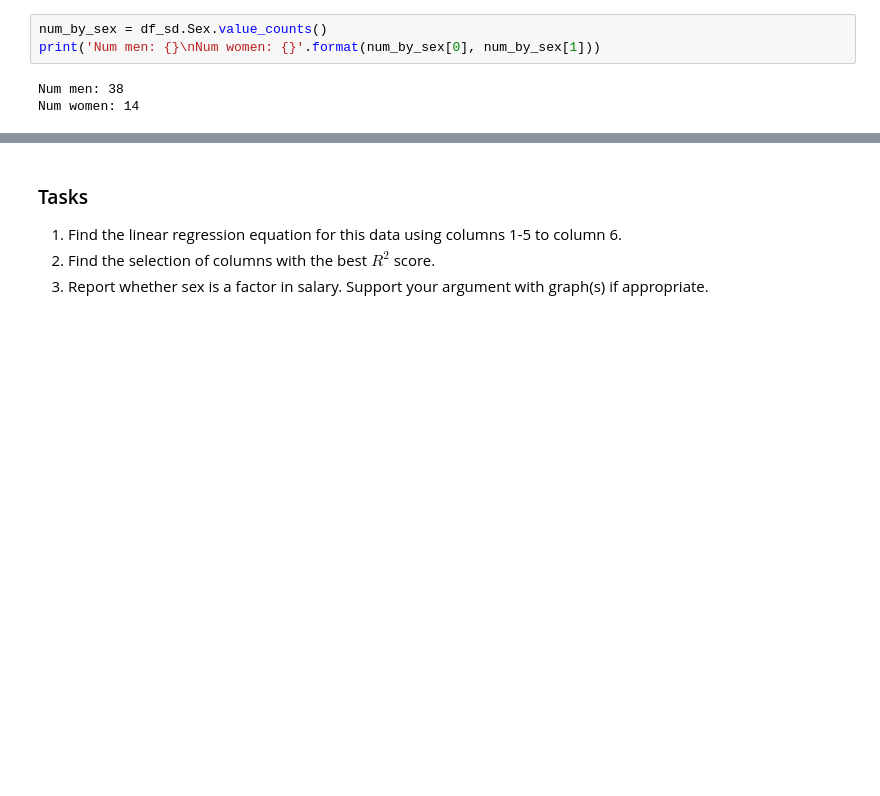
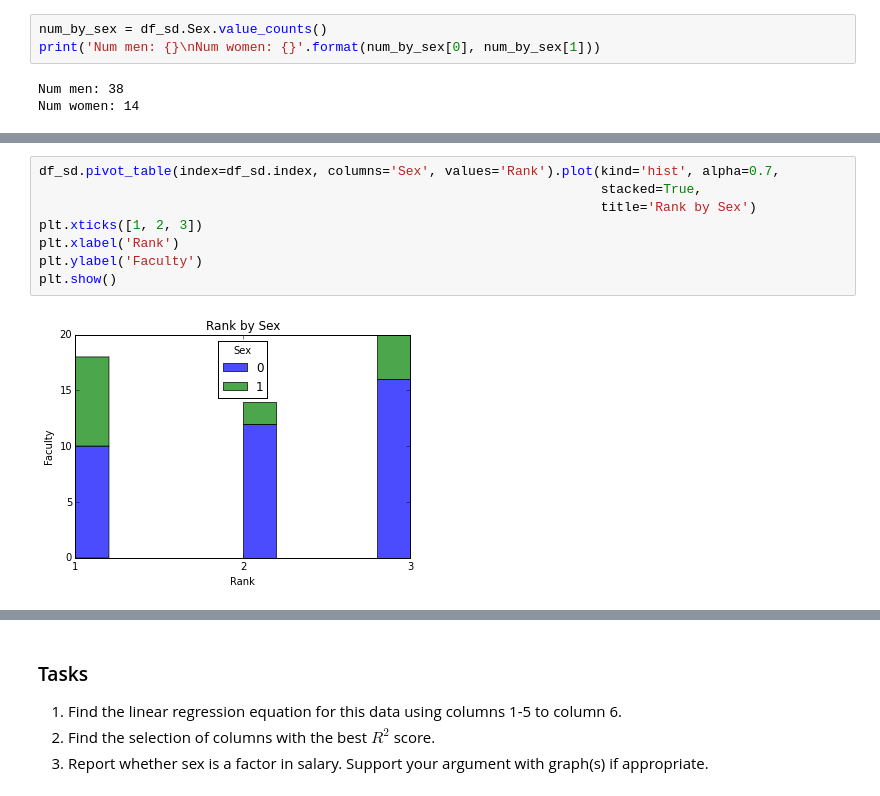
Before and after one commit to ahartz1/linear-regression, a Jupyter notebook: simple-linear-regression.ipynb, the cells around one changed output, grey strips where cells are left out. Saved outputs shown, nothing was run; the diff lists cells and outputs as text; blank space fills up the shorter version.

```diff
--- a/simple-linear-regression.ipynb
+++ b/simple-linear-regression.ipynb
@@ -212,0 +226,10 @@ Num women: 14
+# %%
+df_sd.pivot_table(index=df_sd.index, columns='Sex', values='Rank').plot(kind='hist', alpha=0.7,
+                                                                        stacked=True,
+                                                                        title='Rank by Sex')
+plt.xticks([1, 2, 3])
+plt.xlabel('Rank')
+plt.ylabel('Faculty')
+plt.show()
+# %% [output]
+[figure, added]
```
Also changed, not shown: parts of 20 cells of this notebook.
